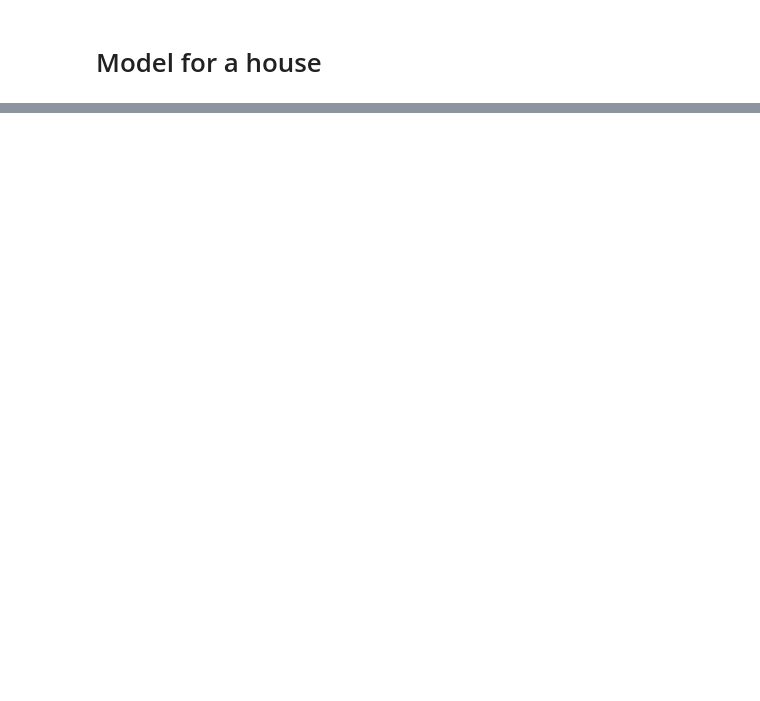
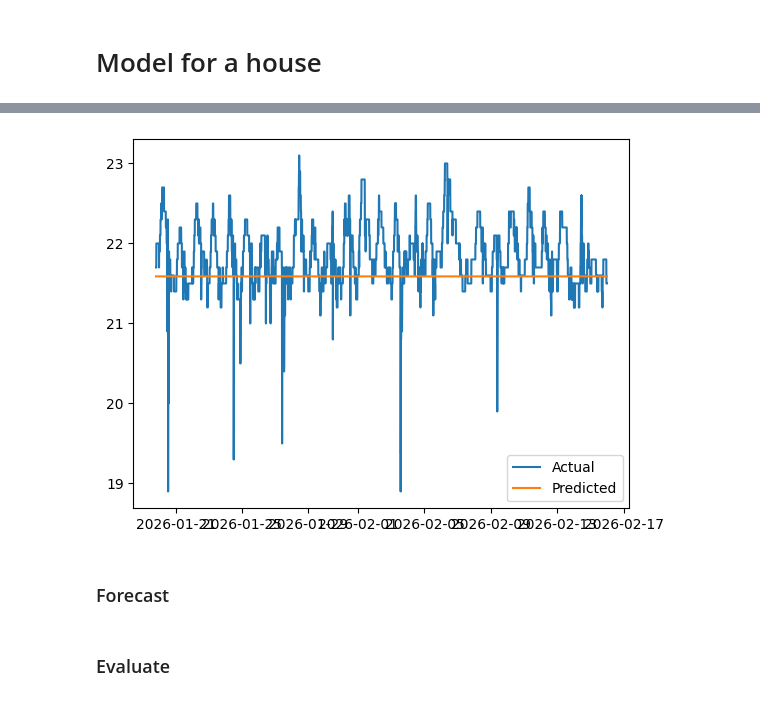
Before and after one commit to PracticeOrientedAICDT/PassivUK_Project_Spring_2026, a Jupyter notebook: basic_temperature_predictor.ipynb, the cells around one changed output, grey strips where cells are left out. Saved outputs shown, nothing was run; the diff lists cells and outputs as text; code cells hidden in the pictures; blank space fills up the shorter version.

```diff
--- a/basic_temperature_predictor.ipynb
+++ b/basic_temperature_predictor.ipynb
@@ -199,0 +194,13 @@ plt.show()
+# %%
+with torch.no_grad():
+    test_predictions = model(test_inp_seq).numpy().flatten()
+
+# Plot the results
+plt.plot(test_dates[seq_length:], test_target[seq_length:], label='Actual')
+plt.plot(test_dates[seq_length:], test_predictions, label='Predicted')
+plt.legend()
+plt.show()
+# %% [output]
+[figure, added]
+# %% [markdown]
+### Forecast
@@ -199,0 +218,2 @@ plt.show()
+# %% [markdown]
+### Evaluate
```
Also changed, not shown: parts of 19 cells of this notebook, 2 other files.
